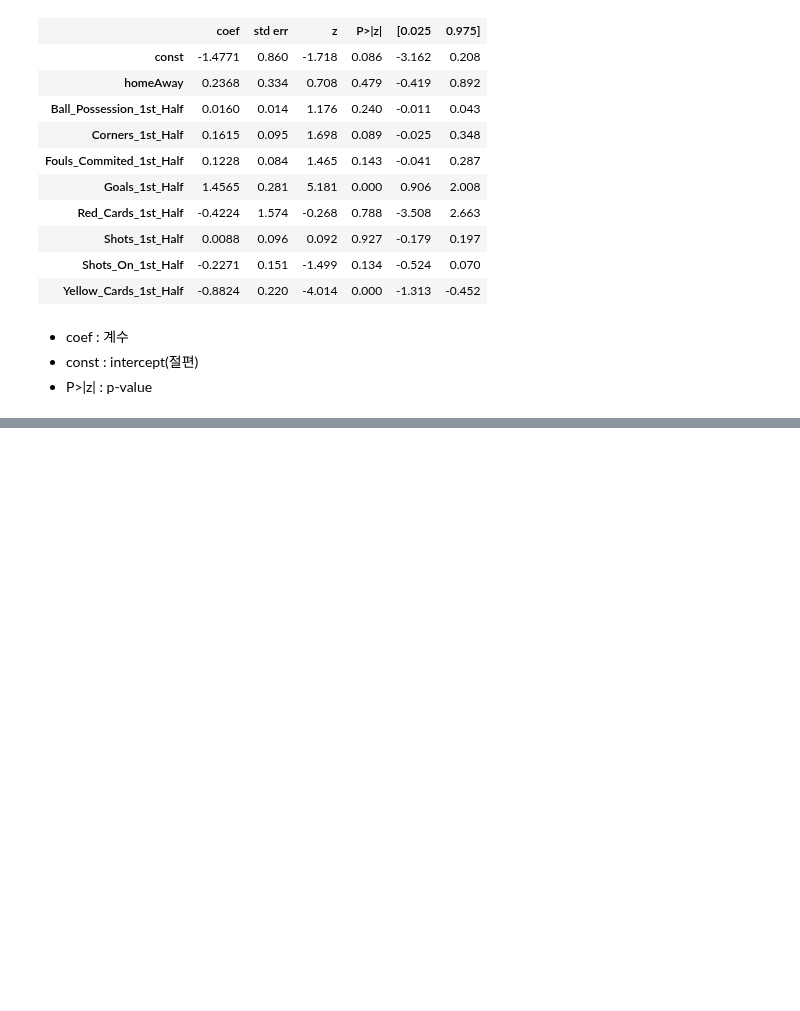
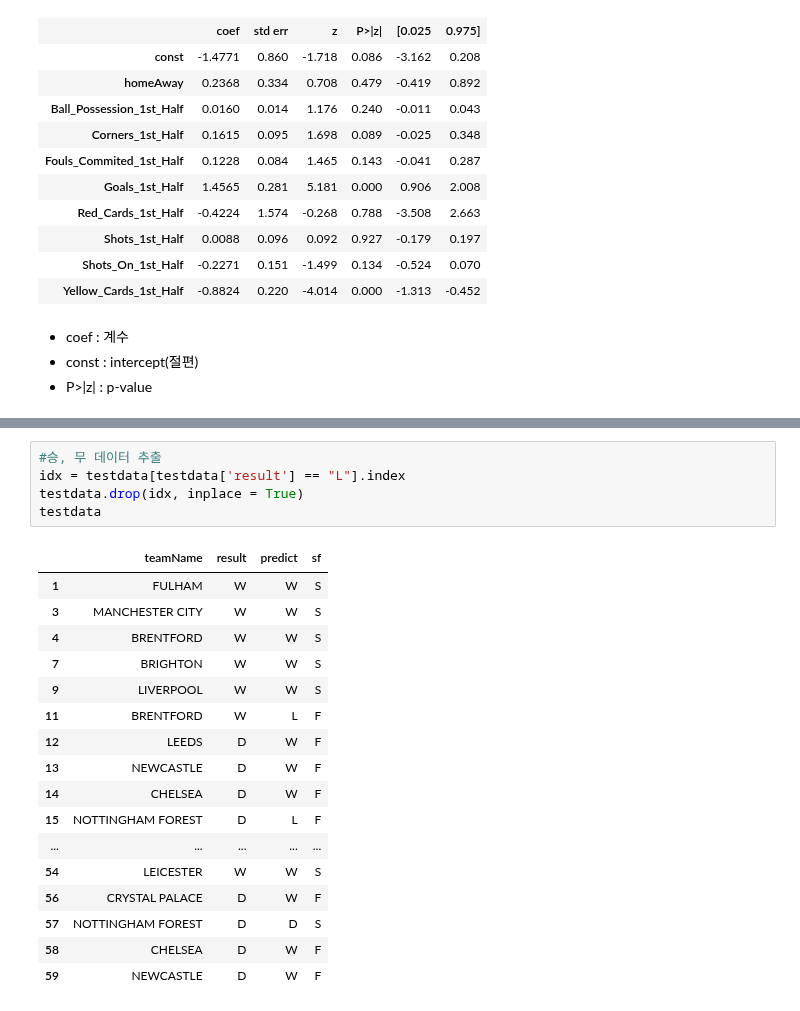
Before and after one commit to half-time-analyze/win-draw, a Jupyter notebook: final/win-draw.ipynb, the cells around one changed output, grey strips where cells are left out. Saved outputs shown, nothing was run; the diff lists cells and outputs as text; blank space fills up the shorter version.

```diff
--- a/final/win-draw.ipynb
+++ b/final/win-draw.ipynb
@@ -302,0 +330,23 @@ Logit Regression Results
+# %%
+#승, 무 데이터 추출
+idx = testdata[testdata['result'] == "L"].index
+testdata.drop(idx, inplace = True)
+testdata
+# %% [output]
+|  | teamName | result | predict | sf |
+| 1 | FULHAM | W | W | S |
+| 3 | MANCHESTER CITY | W | W | S |
+| 4 | BRENTFORD | W | W | S |
+| 7 | BRIGHTON | W | W | S |
+| 9 | LIVERPOOL | W | W | S |
+| 11 | BRENTFORD | W | L | F |
+| 12 | LEEDS | D | W | F |
+| 13 | NEWCASTLE | D | W | F |
+| 14 | CHELSEA | D | W | F |
+| 15 | NOTTINGHAM FOREST | D | L | F |
+| ... | ... | ... | ... | ... |
+| 54 | LEICESTER | W | W | S |
+| 56 | CRYSTAL PALACE | D | W | F |
+| 57 | NOTTINGHAM FOREST | D | D | S |
+| 58 | CHELSEA | D | W | F |
+| 59 | NEWCASTLE | D | W | F |
```
Also changed, not shown: parts of 12 cells of this notebook.
